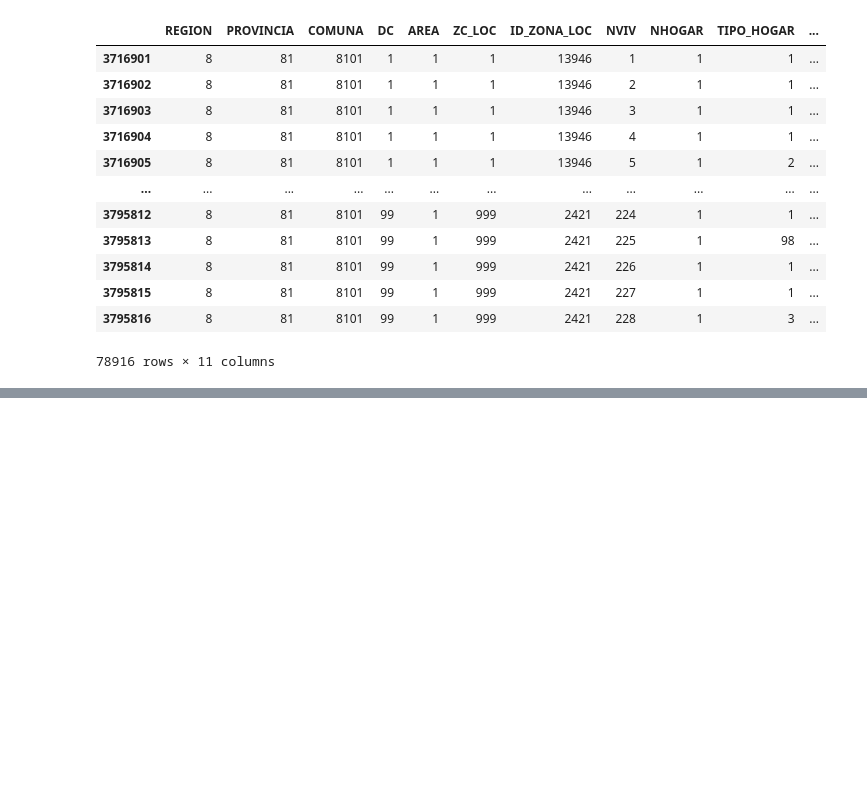
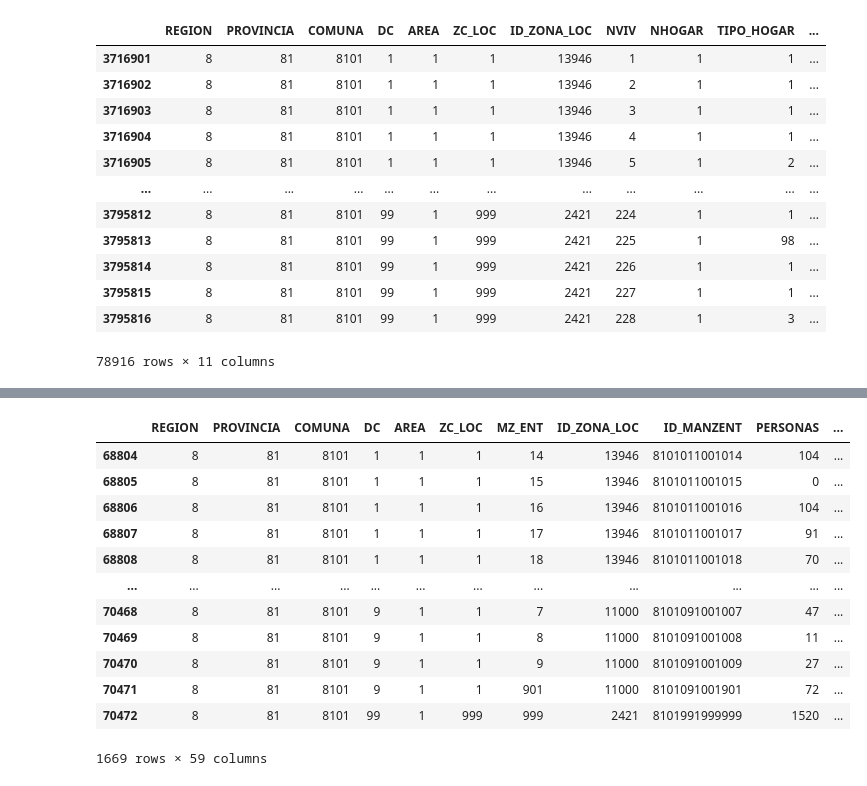
Before and after one commit to zetaso/census-localization, a Jupyter notebook: geolocalize.ipynb, the cells around one changed output, grey strips where cells are left out. Cells and saved outputs as stored; diff of their text form; code cells hidden in the pictures; blank space fills up the shorter version.

```diff
--- a/geolocalize.ipynb
+++ b/geolocalize.ipynb
@@ -95 +200,20 @@ hogares
+# %%
+manzanas = pd.read_csv("data/2017/Microdato_Censo2017-Manzanas.csv", sep=";")
+manzanas = manzanas[manzanas.COMUNA == 8101]
+manzanas.ID_MANZENT = manzanas.ID_MANZENT.astype(int)
+manzanas
+# %% [output]
+|  | REGION | PROVINCIA | COMUNA | DC | AREA | ZC_LOC | MZ_ENT | ID_ZONA_LOC | ID_MANZENT | PERSONAS | ... |
+| 68804 | 8 | 81 | 8101 | 1 | 1 | 1 | 14 | 13946 | 8101011001014 | 104 | ... |
+| 68805 | 8 | 81 | 8101 | 1 | 1 | 1 | 15 | 13946 | 8101011001015 | 0 | ... |
+| 68806 | 8 | 81 | 8101 | 1 | 1 | 1 | 16 | 13946 | 8101011001016 | 104 | ... |
+| 68807 | 8 | 81 | 8101 | 1 | 1 | 1 | 17 | 13946 | 8101011001017 | 91 | ... |
+| 68808 | 8 | 81 | 8101 | 1 | 1 | 1 | 18 | 13946 | 8101011001018 | 70 | ... |
+| ... | ... | ... | ... | ... | ... | ... | ... | ... | ... | ... | ... |
+| 70468 | 8 | 81 | 8101 | 9 | 1 | 1 | 7 | 11000 | 8101091001007 | 47 | ... |
+| 70469 | 8 | 81 | 8101 | 9 | 1 | 1 | 8 | 11000 | 8101091001008 | 11 | ... |
+| 70470 | 8 | 81 | 8101 | 9 | 1 | 1 | 9 | 11000 | 8101091001009 | 27 | ... |
+| 70471 | 8 | 81 | 8101 | 9 | 1 | 1 | 901 | 11000 | 8101091001901 | 72 | ... |
+| 70472 | 8 | 81 | 8101 | 99 | 1 | 999 | 999 | 2421 | 8101991999999 | 1520 | ... |
+1669 rows × 59 columns
 # %%
```
Also changed, not shown: parts of 12 cells of this notebook.
